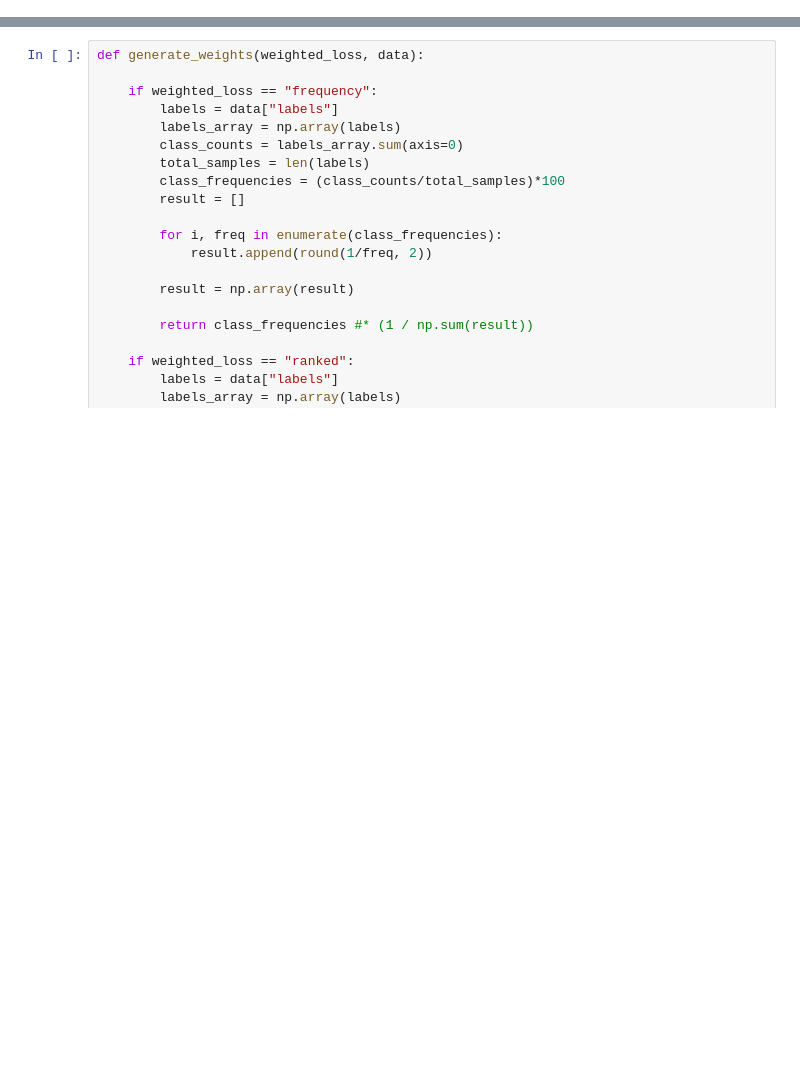
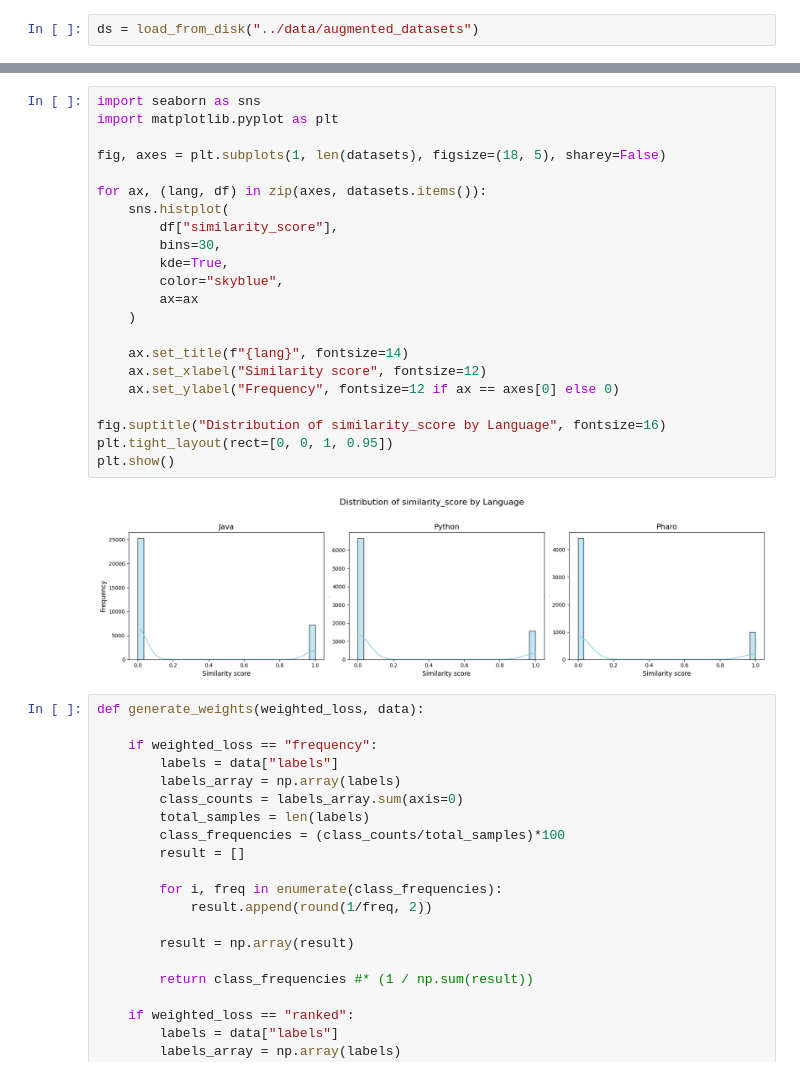
Before and after one commit to ThomBors/NLBSE2026, a Jupyter notebook: notebook/explore_Aumented_dataset.ipynb, the cells around one changed output, grey strips where cells are left out. Cells and saved outputs as stored; diff of their text form; blank space fills up the shorter version.

```diff
--- a/notebook/explore_Aumented_dataset.ipynb
+++ b/notebook/explore_Aumented_dataset.ipynb
@@ -9 +6,3 @@ ds = load_dataset('NLBSE/nlbse26-code-comment-classification')
+# %%
+ds = load_from_disk("../data/augmented_datasets")
 # %%
@@ -327,3 +410,27 @@ plt.show()
+# %%
+import seaborn as sns
+import matplotlib.pyplot as plt
+
+fig, axes = plt.subplots(1, len(datasets), figsize=(18, 5), sharey=False)
+
+for ax, (lang, df) in zip(axes, datasets.items()):
+    sns.histplot(
+        df["similarity_score"],
+        bins=30,
+        kde=True,
+        color="skyblue",
+        ax=ax
+    )
+
+    ax.set_title(f"{lang}", fontsize=14)
+    ax.set_xlabel("Similarity score", fontsize=12)
+    ax.set_ylabel("Frequency", fontsize=12 if ax == axes[0] else 0)
+
+fig.suptitle("Distribution of similarity_score by Language", fontsize=16)
+plt.tight_layout(rect=[0, 0, 1, 0.95])
+plt.show()
+# %% [output]
+[figure, added]
 # %%
 def generate_weights(weighted_loss, data):
 
```
Also changed, not shown: parts of 15 cells of this notebook, 1 other file.
